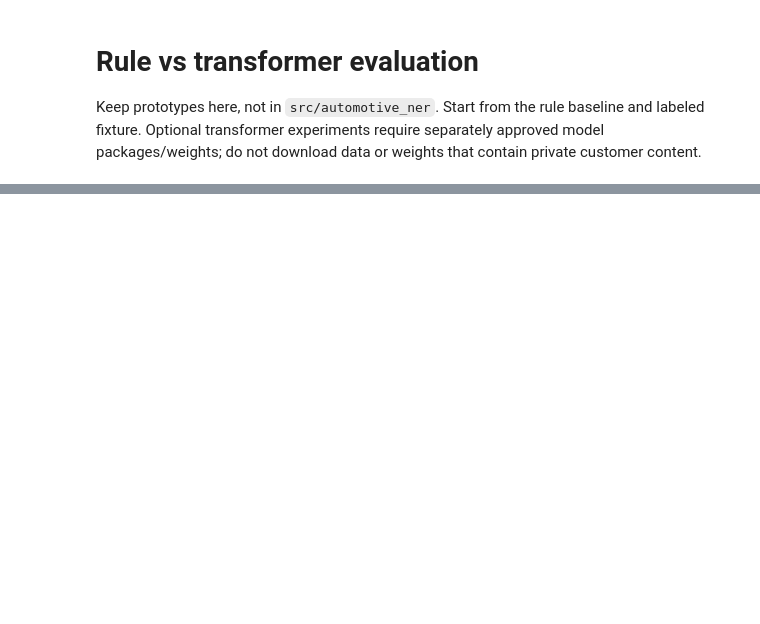
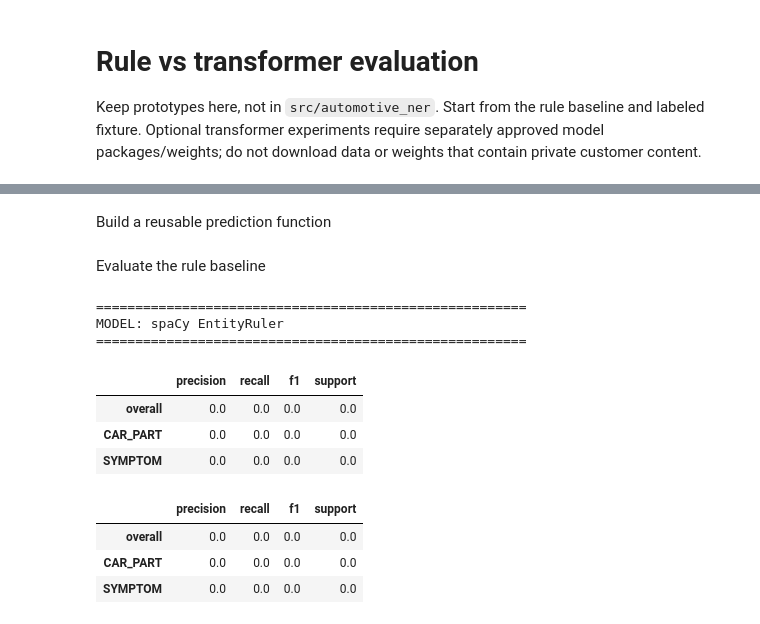
Before and after one commit to aravind8bkd/automotive-ner-pipeline, a Jupyter notebook: notebooks/02_rule_vs_transformer_eval.ipynb, the cells around one changed output, grey strips where cells are left out. Saved outputs shown, nothing was run; the diff lists cells and outputs as text; code cells hidden in the pictures; blank space fills up the shorter version.

Commit message:
"Baseline rule for evals established"

```diff
--- a/notebooks/02_rule_vs_transformer_eval.ipynb
+++ b/notebooks/02_rule_vs_transformer_eval.ipynb
@@ -32,0 +267,6 @@ With spaCy installed in an experiment-only environment, map taxonomy aliases to
+# %%
+def gold_spans(record):
+    return {
+        (e["start"], e["end"], e["label"])
+        for e in record["entities"]
+    }
@@ -32,0 +529,52 @@ With spaCy installed in an experiment-only environment, map taxonomy aliases to
+# %% [markdown]
+Build a reusable prediction function
+# %%
+def spacy_predict(nlp, texts, batch_size=32):
+
+    predictions = []
+
+    for doc in nlp.pipe(texts, batch_size=batch_size):
+
+        entities = [
+            (
+                ent.start_char,
+                ent.end_char,
+                ent.label_
+            )
+            for ent in doc.ents
+        ]
+
+        predictions.append(entities)
+
+    return predictions
+# %% [markdown]
+Evaluate the rule baseline
+# %%
+val_texts = [r["text"] for r in val_records]
+
+rule_val_predictions = spacy_predict(
+    rule_nlp,
+    val_texts
+)
+
+rule_val_metrics = calculate_entity_metrics(
+    val_records,
+    rule_val_predictions
+)
+
+display_metrics(
+    rule_val_metrics,
+    "spaCy EntityRuler"
+)
+# %% [output]
+=======================================================
+MODEL: spaCy EntityRuler
+=======================================================
+|  | precision | recall | f1 | support |
+| overall | 0.0 | 0.0 | 0.0 | 0.0 |
+| CAR_PART | 0.0 | 0.0 | 0.0 | 0.0 |
+| SYMPTOM | 0.0 | 0.0 | 0.0 | 0.0 |
+|  | precision | recall | f1 | support |
+| overall | 0.0 | 0.0 | 0.0 | 0.0 |
+| CAR_PART | 0.0 | 0.0 | 0.0 | 0.0 |
+| SYMPTOM | 0.0 | 0.0 | 0.0 | 0.0 |
```
Also changed, not shown: parts of 31 cells of this notebook, 1 other file.
